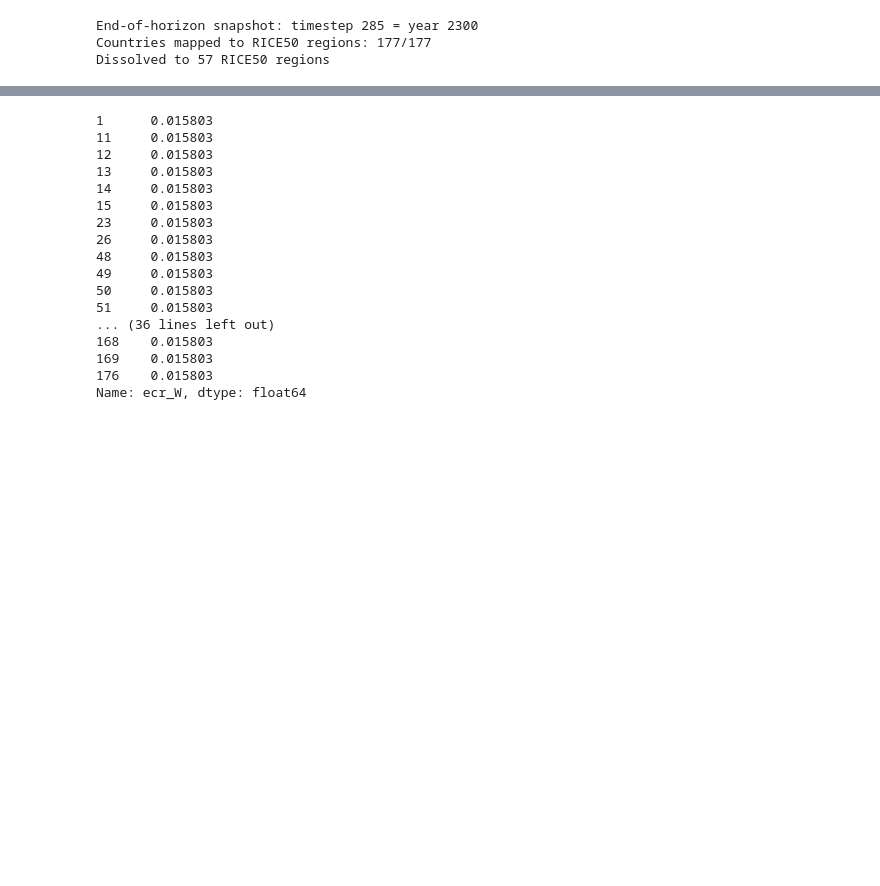
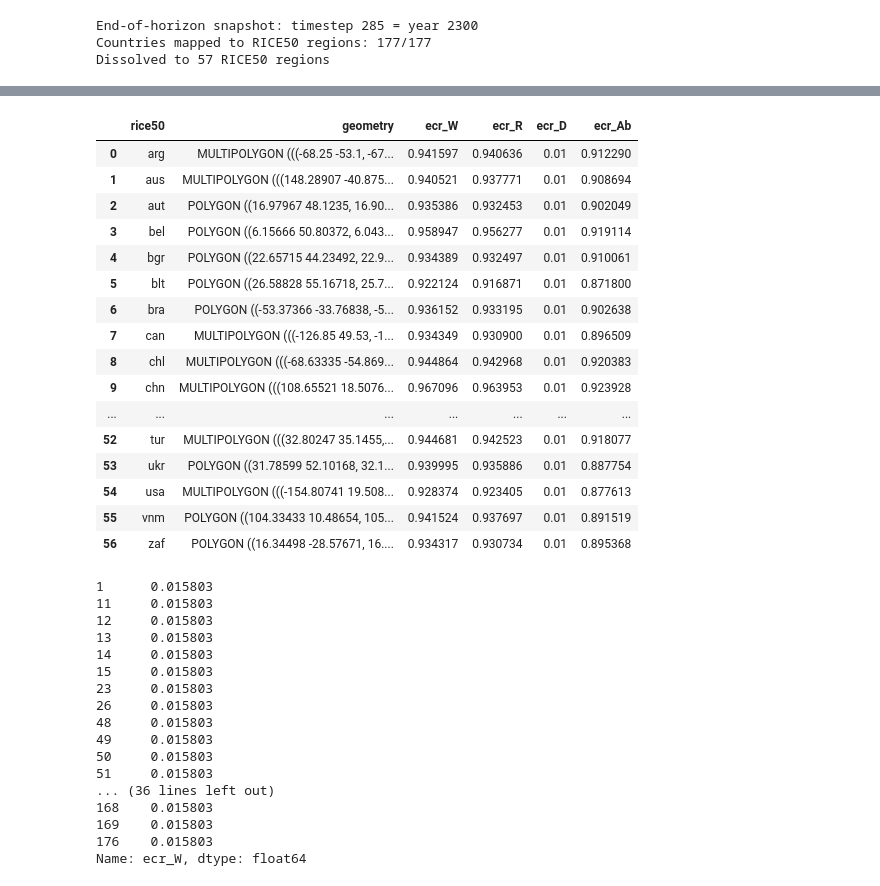
Before and after one commit to leahloise42/LDC_Group-, a Jupyter notebook: assignments_ema/assignment_07_pareto_visualisation.ipynb, the cells around one changed output, grey strips where cells are left out. Saved outputs shown, nothing was run; the diff lists cells and outputs as text; code cells hidden in the pictures; blank space fills up the shorter version.

```diff
--- a/assignments_ema/assignment_07_pareto_visualisation.ipynb
+++ b/assignments_ema/assignment_07_pareto_visualisation.ipynb
@@ -316,7 +336,7 @@ from justice.util.model_time import TimeHorizon
 from solvers.emodps.rbf import RBF
 
 # ── Model constants (from config/config_ssp245.json) ──────────────────────────
-with open(os.path.join(_NOTEBOOK_DIR, "../config/config_ssp245.json")) as fh:
+with open(os.path.join(_NOTEBOOK_DIR, "../config/config_student.json")) as fh:
     _cfg = json.load(fh)
 
 _time_horizon = TimeHorizon(
@@ -583,4 +611,24 @@ print("Figure saved: ecr_regional_map.png")
 Figure saved: ecr_regional_map.png
+# %%
+regions_gdf
+# %% [output]
+|  | rice50 | geometry | ecr_W | ecr_R | ecr_D | ecr_Ab |
+| 0 | arg | MULTIPOLYGON (((-68.25 -53.1, -67... | 0.941597 | 0.940636 | 0.01 | 0.912290 |
+| 1 | aus | MULTIPOLYGON (((148.28907 -40.875... | 0.940521 | 0.937771 | 0.01 | 0.908694 |
+| 2 | aut | POLYGON ((16.97967 48.1235, 16.90... | 0.935386 | 0.932453 | 0.01 | 0.902049 |
+| 3 | bel | POLYGON ((6.15666 50.80372, 6.043... | 0.958947 | 0.956277 | 0.01 | 0.919114 |
+| 4 | bgr | POLYGON ((22.65715 44.23492, 22.9... | 0.934389 | 0.932497 | 0.01 | 0.910061 |
+| 5 | blt | POLYGON ((26.58828 55.16718, 25.7... | 0.922124 | 0.916871 | 0.01 | 0.871800 |
+| 6 | bra | POLYGON ((-53.37366 -33.76838, -5... | 0.936152 | 0.933195 | 0.01 | 0.902638 |
+| 7 | can | MULTIPOLYGON (((-126.85 49.53, -1... | 0.934349 | 0.930900 | 0.01 | 0.896509 |
+| 8 | chl | MULTIPOLYGON (((-68.63335 -54.869... | 0.944864 | 0.942968 | 0.01 | 0.920383 |
+| 9 | chn | MULTIPOLYGON (((108.65521 18.5076... | 0.967096 | 0.963953 | 0.01 | 0.923928 |
+| ... | ... | ... | ... | ... | ... | ... |
+| 52 | tur | MULTIPOLYGON (((32.80247 35.1455,... | 0.944681 | 0.942523 | 0.01 | 0.918077 |
+| 53 | ukr | POLYGON ((31.78599 52.10168, 32.1... | 0.939995 | 0.935886 | 0.01 | 0.887754 |
+| 54 | usa | MULTIPOLYGON (((-154.80741 19.508... | 0.928374 | 0.923405 | 0.01 | 0.877613 |
+| 55 | vnm | POLYGON ((104.33433 10.48654, 105... | 0.941524 | 0.937697 | 0.01 | 0.891519 |
+| 56 | zaf | POLYGON ((16.34498 -28.57671, 16.... | 0.934317 | 0.930734 | 0.01 | 0.895368 |
 # %%
 world[world['rice50'].isin(['rsaf', 'rsas'])]['ecr_W']
 # %% [output]
```
Also changed, not shown: parts of 6 cells of this notebook, 1 other file.
